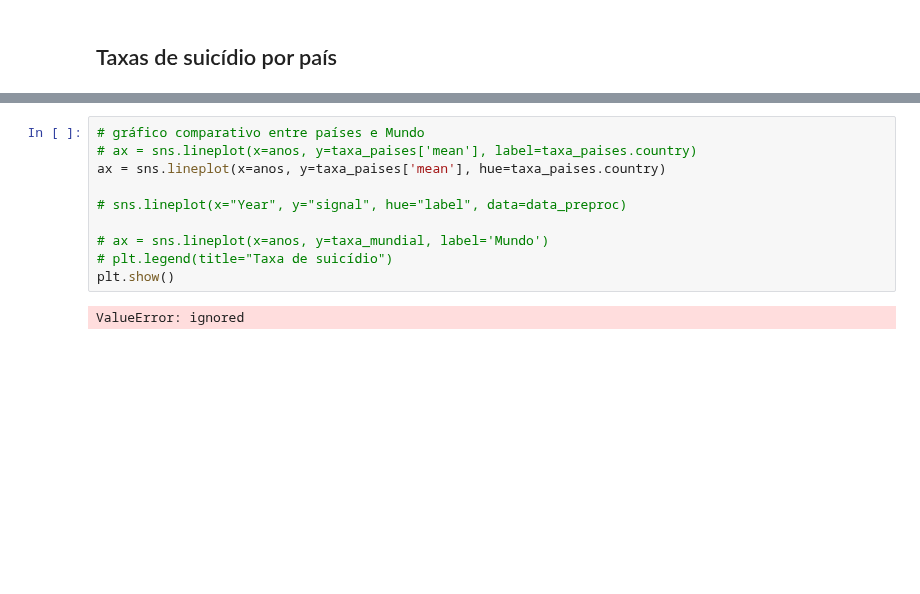
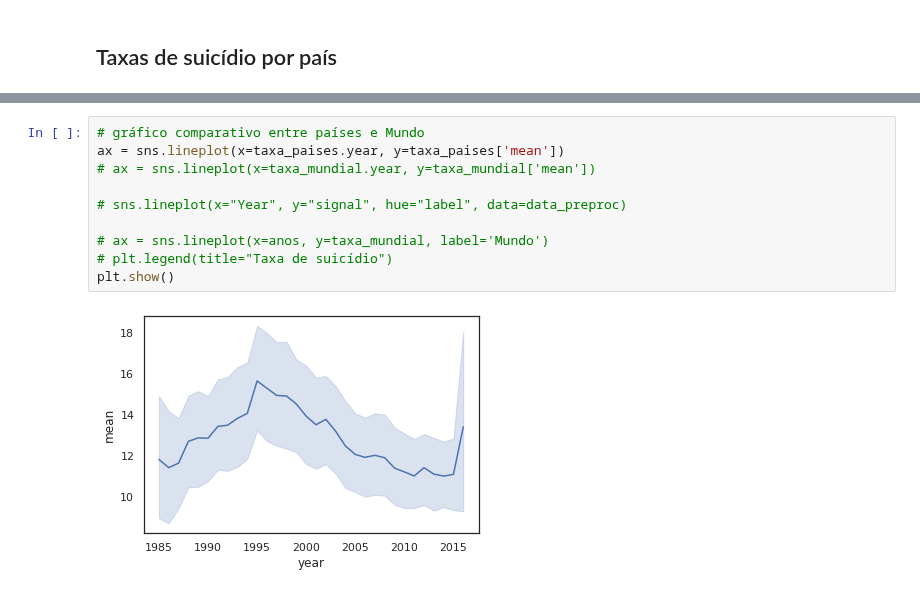
Before and after one commit to josepefg/kaggle, a Jupyter notebook: Taxa_Suicidio_Brasil.ipynb, the cells around one changed output, grey strips where cells are left out. Cells and saved outputs as stored; diff of their text form; blank space fills up the shorter version.

```diff
--- a/Taxa_Suicidio_Brasil.ipynb
+++ b/Taxa_Suicidio_Brasil.ipynb
@@ -180,12 +191,12 @@ taxa_mundial.columns = ['year', 'mean']
 # %%
 # gráfico comparativo entre países e Mundo
-# ax = sns.lineplot(x=anos, y=taxa_paises['mean'], label=taxa_paises.country)
-ax = sns.lineplot(x=anos, y=taxa_paises['mean'], hue=taxa_paises.country)
+ax = sns.lineplot(x=taxa_paises.year, y=taxa_paises['mean'])
+# ax = sns.lineplot(x=taxa_mundial.year, y=taxa_mundial['mean'])
 
 # sns.lineplot(x="Year", y="signal", hue="label", data=data_preproc)
 
 # ax = sns.lineplot(x=anos, y=taxa_mundial, label='Mundo')
 # plt.legend(title="Taxa de suicídio")
 plt.show()
 # %% [output]
-ValueError: ignored
+[figure, added]
```
Also changed, not shown: parts of 1 cell of this notebook.
